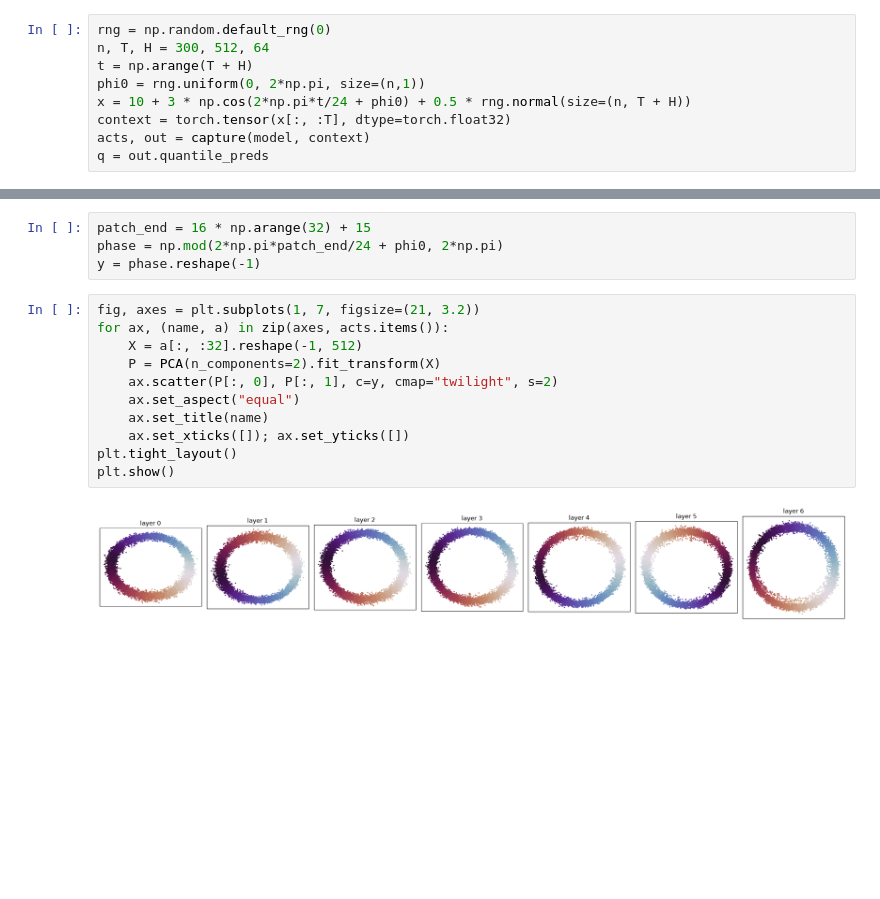
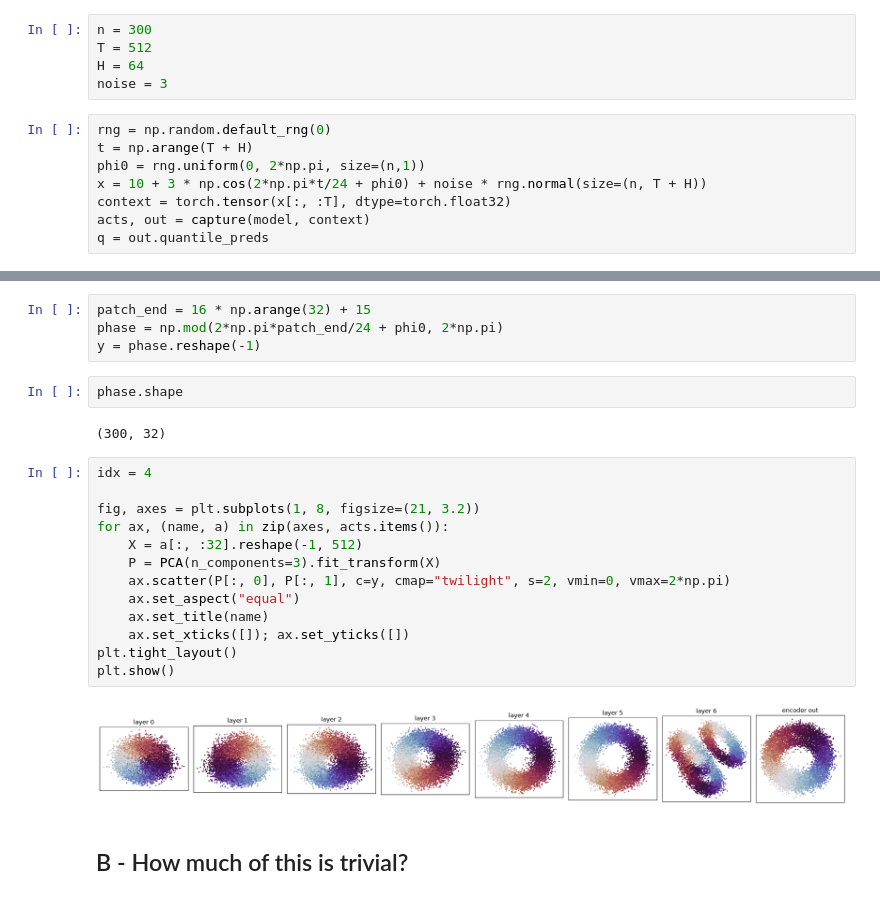
Before and after one commit to jaymanatee/torus-clock, a Jupyter notebook: notebooks/01_explore_model.ipynb, the cells around one changed output, grey strips where cells are left out. Saved outputs shown, nothing was run; the diff lists cells and outputs as text; blank space fills up the shorter version.

```diff
--- a/notebooks/01_explore_model.ipynb
+++ b/notebooks/01_explore_model.ipynb
@@ -9,9 +11,13 @@ model = load_model()
+# %%
+n = 300
+T = 512
+H = 64
+noise = 3
 # %%
 rng = np.random.default_rng(0)
-n, T, H = 300, 512, 64
 t = np.arange(T + H)
 phi0 = rng.uniform(0, 2*np.pi, size=(n,1))
-x = 10 + 3 * np.cos(2*np.pi*t/24 + phi0) + 0.5 * rng.normal(size=(n, T + H))
+x = 10 + 3 * np.cos(2*np.pi*t/24 + phi0) + noise * rng.normal(size=(n, T + H))
 context = torch.tensor(x[:, :T], dtype=torch.float32)
 acts, out = capture(model, context)
 q = out.quantile_preds
@@ -32,16 +42,24 @@ plt.show()
 patch_end = 16 * np.arange(32) + 15
 phase = np.mod(2*np.pi*patch_end/24 + phi0, 2*np.pi)
 y = phase.reshape(-1)
+# %%
+phase.shape
+# %% [output]
+(300, 32)
 # %%
-fig, axes = plt.subplots(1, 7, figsize=(21, 3.2))
+idx = 4
+
+fig, axes = plt.subplots(1, 8, figsize=(21, 3.2))
 for ax, (name, a) in zip(axes, acts.items()):
     X = a[:, :32].reshape(-1, 512)
-    P = PCA(n_components=2).fit_transform(X)
-    ax.scatter(P[:, 0], P[:, 1], c=y, cmap="twilight", s=2)
+    P = PCA(n_components=3).fit_transform(X)
+    ax.scatter(P[:, 0], P[:, 1], c=y, cmap="twilight", s=2, vmin=0, vmax=2*np.pi)
     ax.set_aspect("equal")
     ax.set_title(name)
     ax.set_xticks([]); ax.set_yticks([])
 plt.tight_layout()
 plt.show()
 # %% [output]
-[figure, old version]
+[figure, new version]
+# %% [markdown]
+## B - How much of this is trivial?
```
Also changed, not shown: parts of 14 cells of this notebook, 12 other files.
